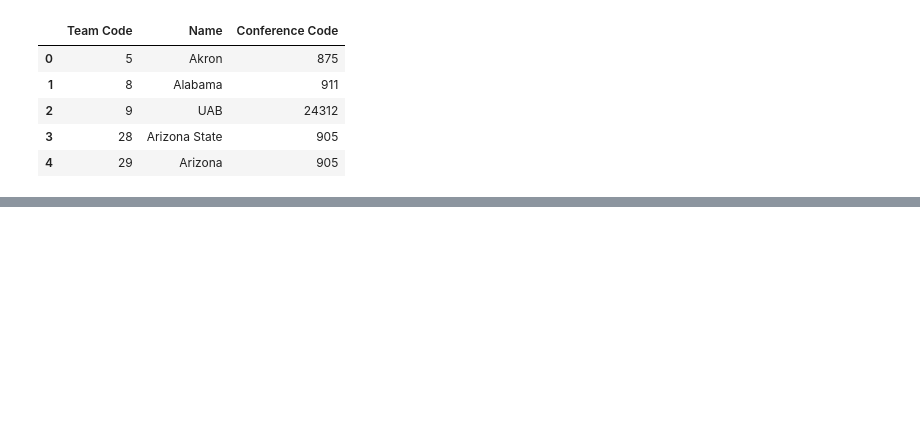
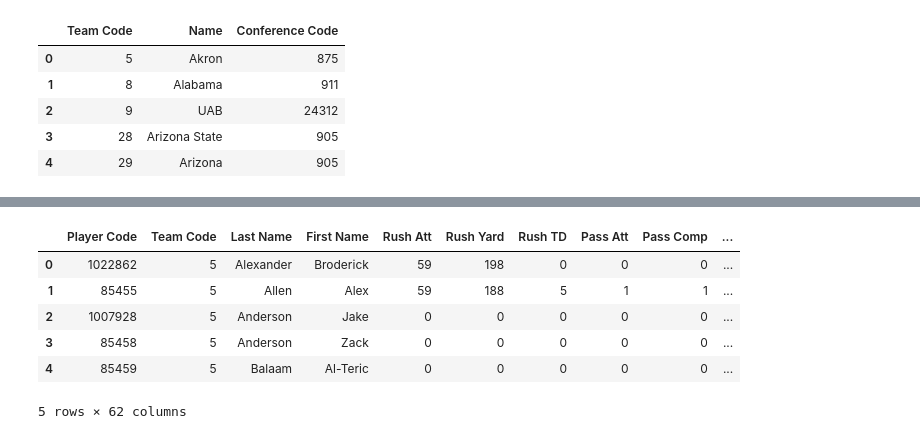
Before and after one commit to kevgross89/Phase-3-Project, a Jupyter notebook: Test Players Page.ipynb, the cells around one changed output, grey strips where cells are left out. Saved outputs shown, nothing was run; the diff lists cells and outputs as text; code cells hidden in the pictures; blank space fills up the shorter version.

```diff
--- a/Test Players Page.ipynb
+++ b/Test Players Page.ipynb
@@ -71,0 +78,12 @@ AttributeError: 'DataFrameGroupBy' object has no attribute 'columns'
+# %%
+new_players = pd.merge(new_players, team, on='Team Code')
+
+new_players.head()
+# %% [output]
+|  | Player Code | Team Code | Last Name | First Name | Rush Att | Rush Yard | Rush TD | Pass Att | Pass Comp | ... |
+| 0 | 1022862 | 5 | Alexander | Broderick | 59 | 198 | 0 | 0 | 0 | ... |
+| 1 | 85455 | 5 | Allen | Alex | 59 | 188 | 5 | 1 | 1 | ... |
+| 2 | 1007928 | 5 | Anderson | Jake | 0 | 0 | 0 | 0 | 0 | ... |
+| 3 | 85458 | 5 | Anderson | Zack | 0 | 0 | 0 | 0 | 0 | ... |
+| 4 | 85459 | 5 | Balaam | Al-Teric | 0 | 0 | 0 | 0 | 0 | ... |
+5 rows × 62 columns
```
Also changed, not shown: parts of 15 cells of this notebook, 2 other files.
